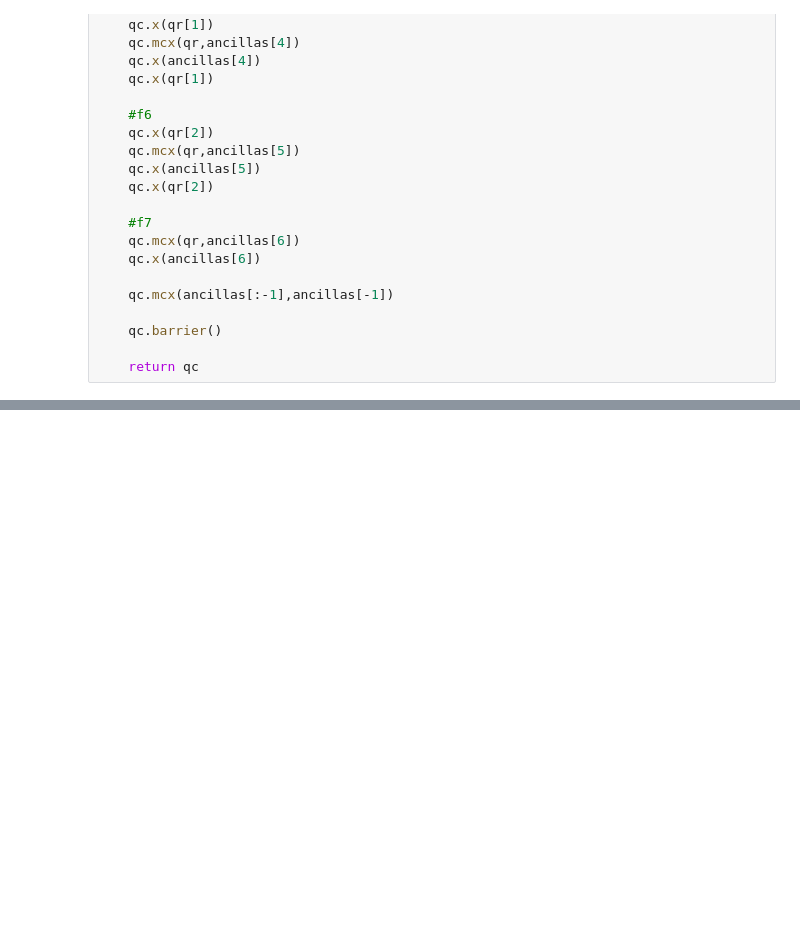
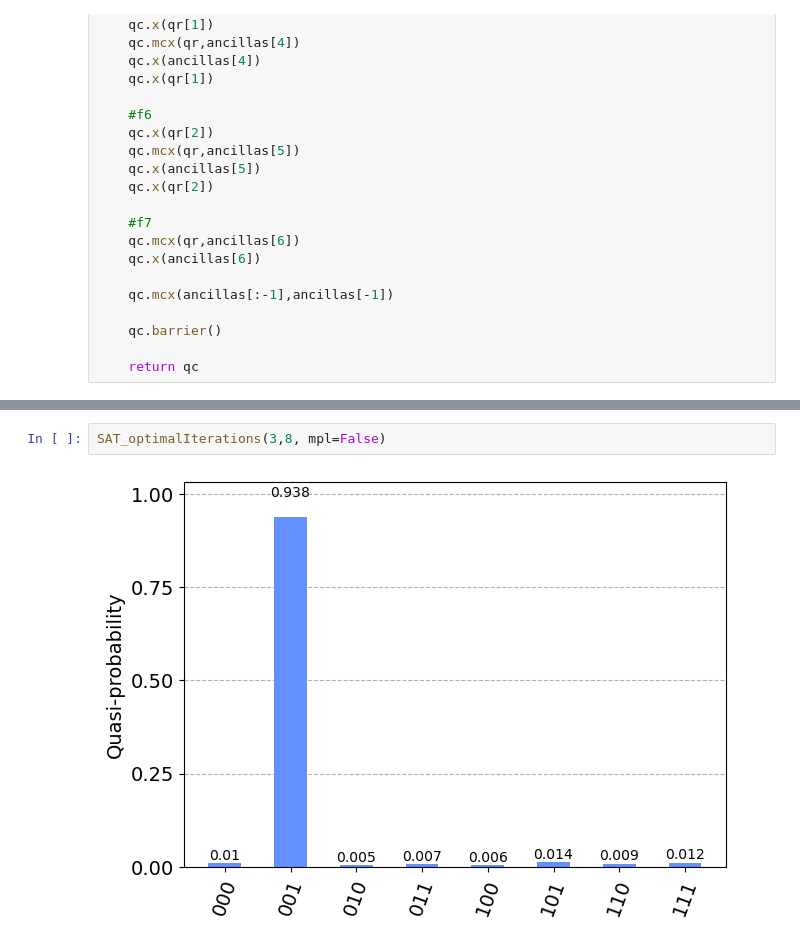
Before and after one commit to hiddenduck/Quantum_SAT_Grover, a Jupyter notebook: Projeto_IC.ipynb, the cells around one changed output, grey strips where cells are left out. Saved outputs shown, nothing was run; the diff lists cells and outputs as text; blank space fills up the shorter version.

```diff
--- a/Projeto_IC.ipynb
+++ b/Projeto_IC.ipynb
@@ -305,0 +304,4 @@ SAT_optimalIterations(3,8,"001", mpl=False)
+# %%
+SAT_optimalIterations(3,8, mpl=False)
+# %% [output]
+[figure, added]
```
Also changed, not shown: parts of 13 cells of this notebook.
